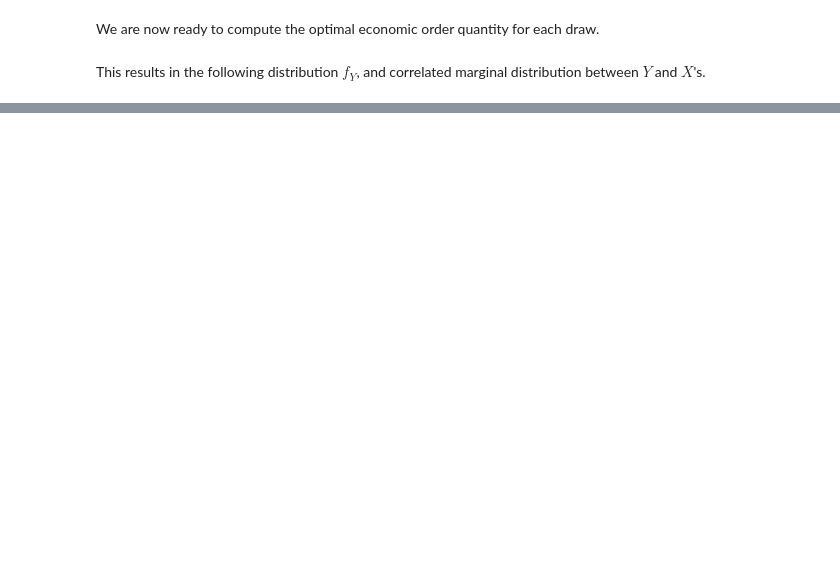
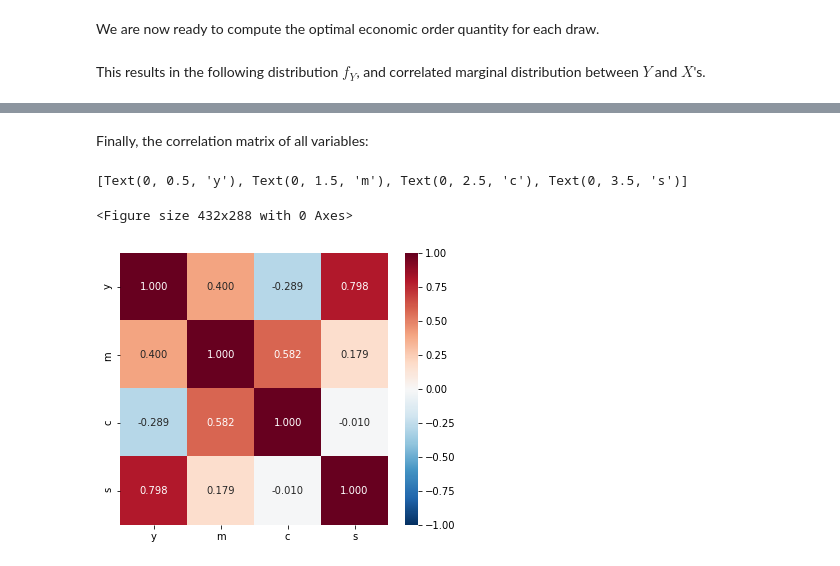
Before and after one commit to OpenSourceEconomics/econsa, a Jupyter notebook: docs/source/tutorials/copulas_sampling.ipynb, the cells around one changed output, grey strips where cells are left out. Saved outputs shown, nothing was run; the diff lists cells and outputs as text; code cells hidden in the pictures; blank space fills up the shorter version.

```diff
--- a/docs/source/tutorials/copulas_sampling.ipynb
+++ b/docs/source/tutorials/copulas_sampling.ipynb
@@ -85,0 +96,22 @@ g.fig
+# %% [markdown]
+Finally, the correlation matrix of all variables:
+# %%
+df = pd.DataFrame(data=[y, x[0], x[1], x[2]])
+
+plt.clf()
+fig, ax = plt.subplots(figsize=(6, 5))
+ax = sns.heatmap(
+    df.T.corr(),
+    vmin=-1,
+    vmax=1,
+    center=0,
+    cmap="RdBu_r",
+    annot=True,
+    fmt=".3f",
+)
+ax.set_xticklabels(["y", "m", "c", "s"])
+ax.set_yticklabels(["y", "m", "c", "s"])
+# %% [output]
+[Text(0, 0.5, 'y'), Text(0, 1.5, 'm'), Text(0, 2.5, 'c'), Text(0, 3.5, 's')]
+<Figure size 432x288 with 0 Axes>
+[figure, added]
```
Also changed, not shown: parts of 14 cells of this notebook.
